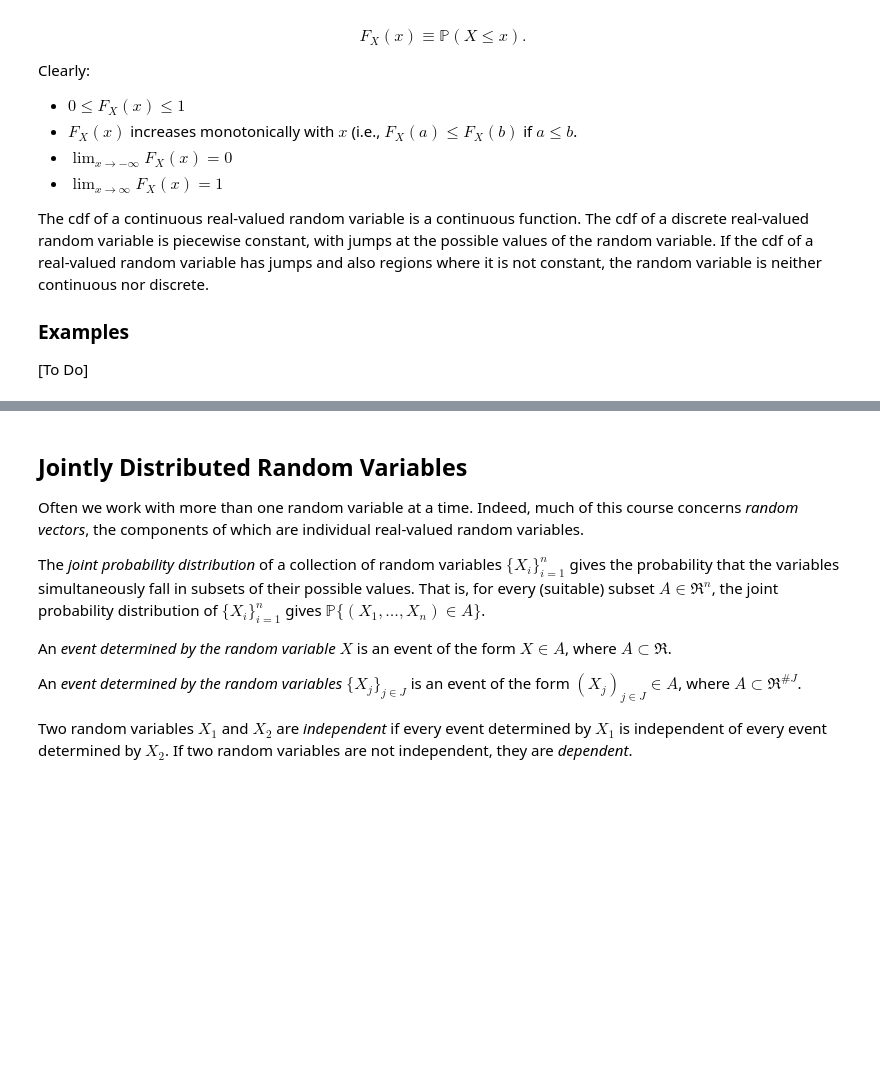
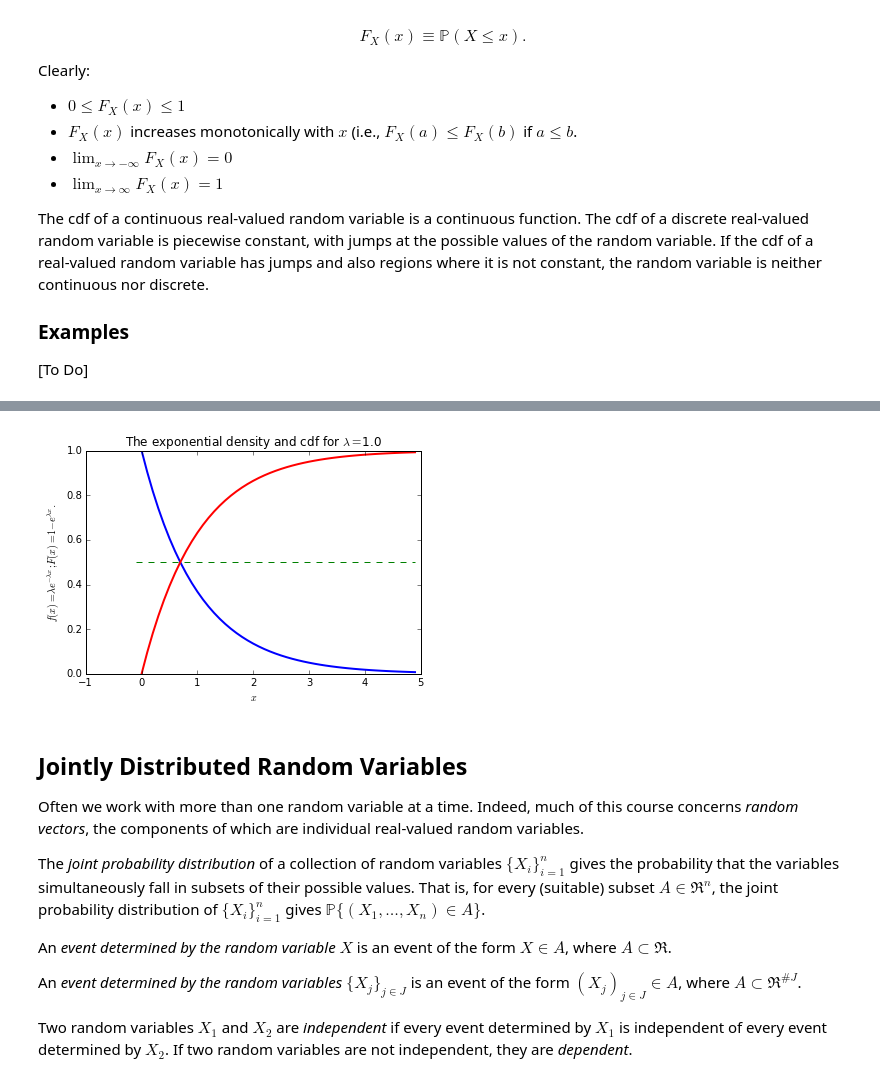
Before and after one commit to pbstark/PhysEng, a Jupyter notebook: rv.ipynb, the cells around one changed output, grey strips where cells are left out. Saved outputs shown, nothing was run; the diff lists cells and outputs as text; code cells hidden in the pictures; blank space fills up the shorter version.

```diff
--- a/rv.ipynb
+++ b/rv.ipynb
@@ -174,3 +173,24 @@ plt.show()
+# %%
+# Exponential(lambda)
+
+from IPython.html.widgets import interact, interactive, fixed # interactive stuff
+from IPython.html import widgets
+
+def plotExp(lam):
+    x = np.arange(0, 5/lam, step=0.1)
+    y = sp.stats.expon.pdf(x, scale = 1/lam)
+    Y = sp.stats.expon.cdf(x, scale = 1/lam)
+    plt.plot(x,y,'b-',x,Y,'r-',linewidth=2)
+    plt.plot((-.1, np.max(x)), (0.5, 0.5), 'g--')  # horizontal line at 0.5
+    plt.plot((-.1, np.max(x)), (0, 0), 'k-')  # horizontal line at 0
+    plt.xlabel('$x$')  # axis labels. Can use LaTeX math markup
+    plt.ylabel(r'$f(x) = \lambda e^{-\lambda x}; F(x) = 1-e^{\lambda x}$.')
+    plt.title(r'The exponential density and cdf for $\lambda=$' + str(lam))
+    plt.show()
+
+interact(plotExp, lam=1.0);
+# %% [output]
+[figure, added]
 # %% [markdown]
 ## Jointly Distributed Random Variables
 
```
Also changed, not shown: parts of 3 cells of this notebook, 3 other files.
